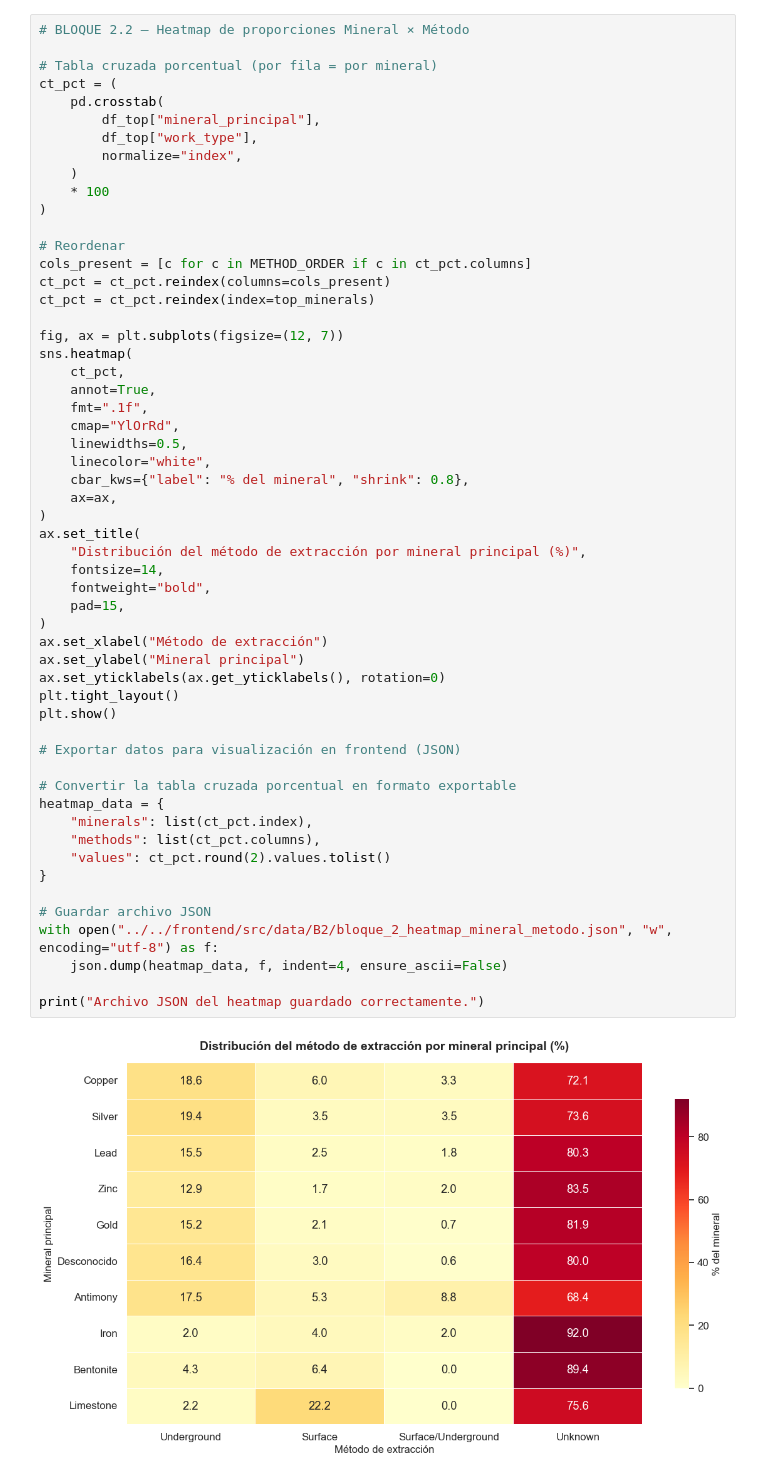
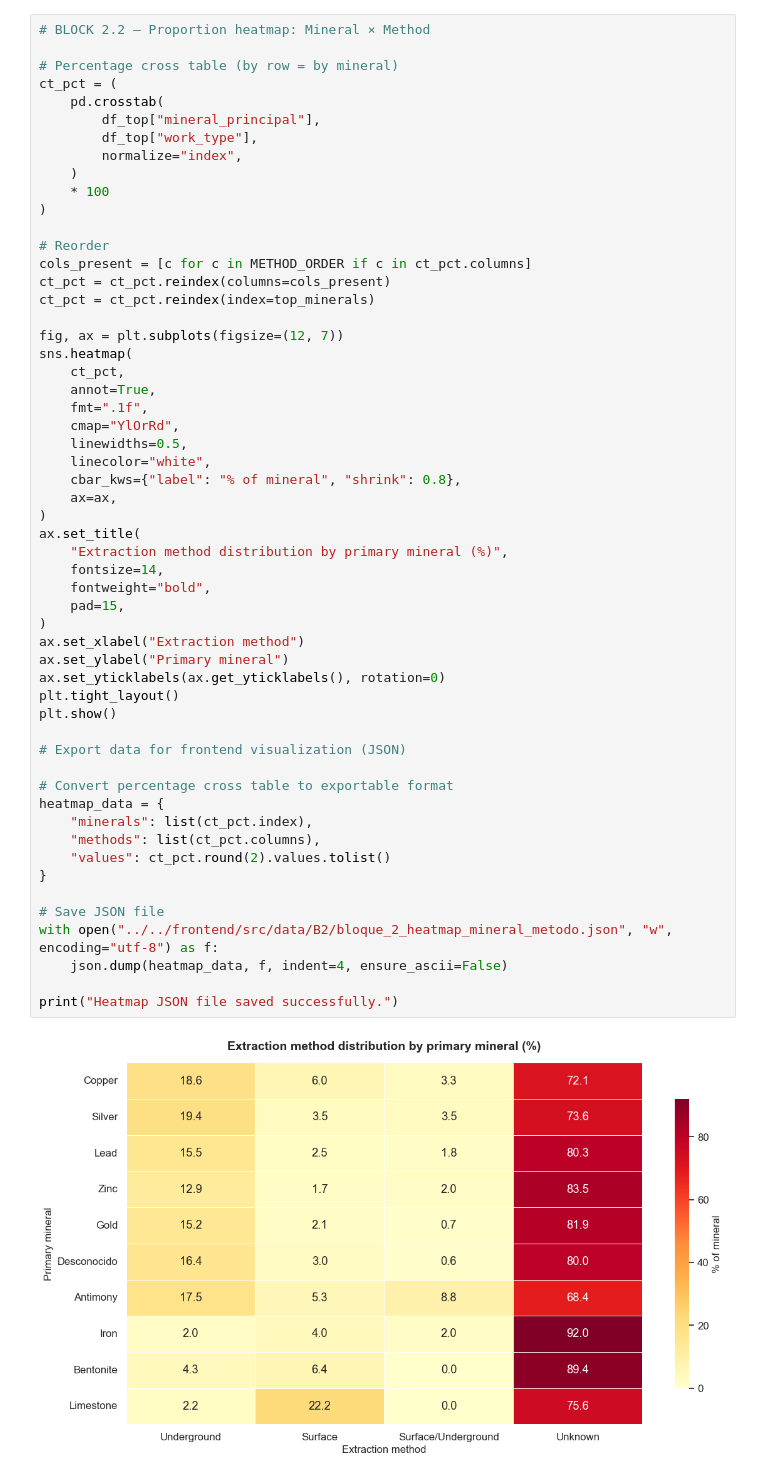
Before and after one commit to LuiccianDev/mine_methods_peru, a Jupyter notebook: analysis/script/analisis_mineria_peru.ipynb, the cells around one changed output. Saved outputs shown, nothing was run; the diff lists cells and outputs as text.

```diff
--- a/analysis/script/analisis_mineria_peru.ipynb
+++ b/analysis/script/analisis_mineria_peru.ipynb
@@ -740,9 +740,9 @@ Bentonite                    2        3                    0       42    47
 Limestone                    1       10                    0       34    45
 All                        437      109                   67     2078  2691
 # %%
-# BLOQUE 2.2 — Heatmap de proporciones Mineral × Método
+# BLOCK 2.2 — Proportion heatmap: Mineral × Method
 
-# Tabla cruzada porcentual (por fila = por mineral)
+# Percentage cross table (by row = by mineral)
 ct_pct = (
     pd.crosstab(
         df_top["mineral_principal"],
@@ -752,7 +752,7 @@ ct_pct = (
     * 100
 )
 
-# Reordenar
+# Reorder
 cols_present = [c for c in METHOD_ORDER if c in ct_pct.columns]
 ct_pct = ct_pct.reindex(columns=cols_present)
 ct_pct = ct_pct.reindex(index=top_minerals)
@@ -760,39 +760,39 @@ ct_pct = ct_pct.reindex(index=top_minerals)
 fig, ax = plt.subplots(figsize=(12, 7))
 sns.heatmap(
     ct_pct,
     annot=True,
     fmt=".1f",
     cmap="YlOrRd",
     linewidths=0.5,
     linecolor="white",
-    cbar_kws={"label": "% del mineral", "shrink": 0.8},
+    cbar_kws={"label": "% of mineral", "shrink": 0.8},
     ax=ax,
 )
 ax.set_title(
-    "Distribución del método de extracción por mineral principal (%)",
+    "Extraction method distribution by primary mineral (%)",
     fontsize=14,
     fontweight="bold",
     pad=15,
 )
-ax.set_xlabel("Método de extracción")
-ax.set_ylabel("Mineral principal")
+ax.set_xlabel("Extraction method")
+ax.set_ylabel("Primary mineral")
 ax.set_yticklabels(ax.get_yticklabels(), rotation=0)
 plt.tight_layout()
 plt.show()
 
-# Exportar datos para visualización en frontend (JSON)
+# Export data for frontend visualization (JSON)
 
-# Convertir la tabla cruzada porcentual en formato exportable
+# Convert percentage cross table to exportable format
 heatmap_data = {
     "minerals": list(ct_pct.index),
     "methods": list(ct_pct.columns),
     "values": ct_pct.round(2).values.tolist()
 }
 
-# Guardar archivo JSON
+# Save JSON file
 with open("../../frontend/src/data/B2/bloque_2_heatmap_mineral_metodo.json", "w", encoding="utf-8") as f:
     json.dump(heatmap_data, f, indent=4, ensure_ascii=False)
 
-print("Archivo JSON del heatmap guardado correctamente.")
+print("Heatmap JSON file saved successfully.")
 # %% [output]
-[figure, old version]
+[figure, new version]
```
Also changed, not shown: parts of 36 cells of this notebook, 9 other files.
